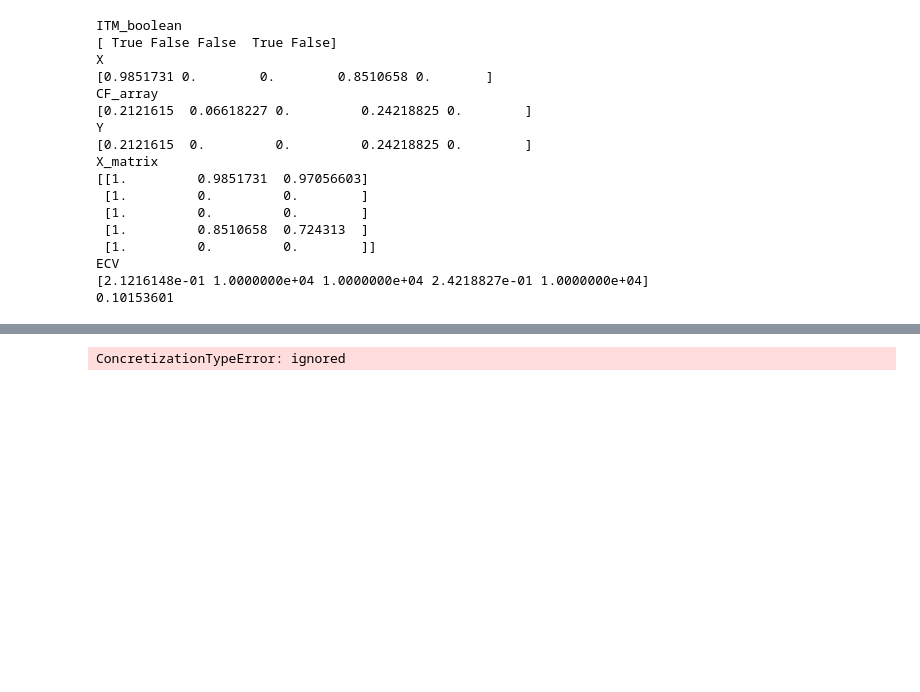
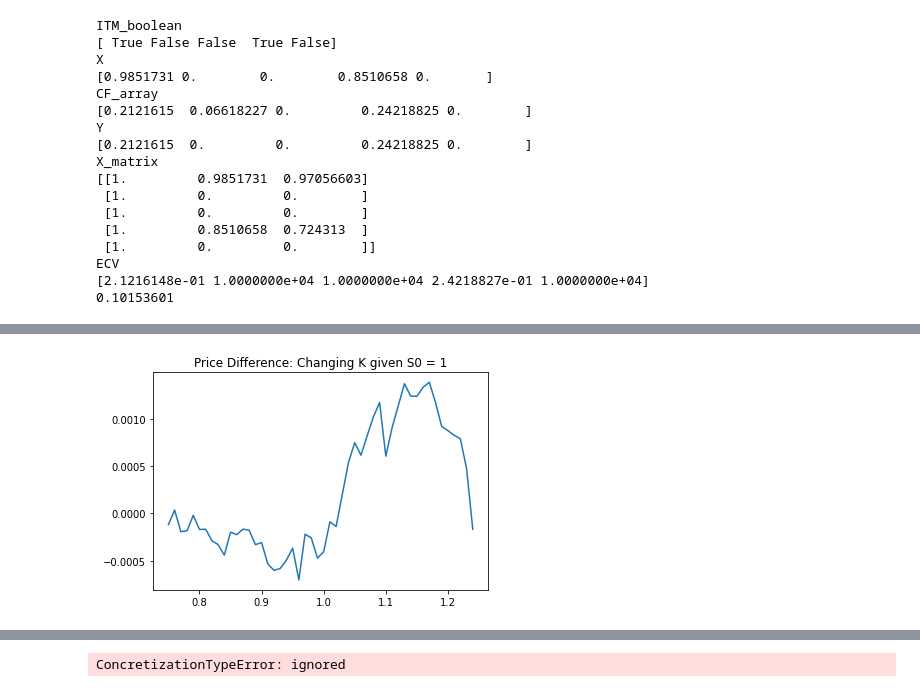
Before and after one commit to xinyanz-erin/Applied-Finance-Project, a Jupyter notebook: American_Call_jax_v4.ipynb, the cells around one changed output, grey strips where cells are left out. Cells and saved outputs as stored; diff of their text form; code cells hidden in the pictures; blank space fills up the shorter version.

```diff
--- a/American_Call_jax_v4.ipynb
+++ b/American_Call_jax_v4.ipynb
@@ -246,0 +351,6 @@ print(goptionvalueavg(keys, initial_stocks, numsteps, drift, r, cov, K, T, numpa
+# %%
+plt.plot(K_list, np.array(model_price)-np.array(binomial_price))
+plt.title('Price Difference: Changing K given S0 = 1')
+plt.show()
+# %% [output]
+[figure, added]
```
Also changed, not shown: parts of 12 cells of this notebook.
